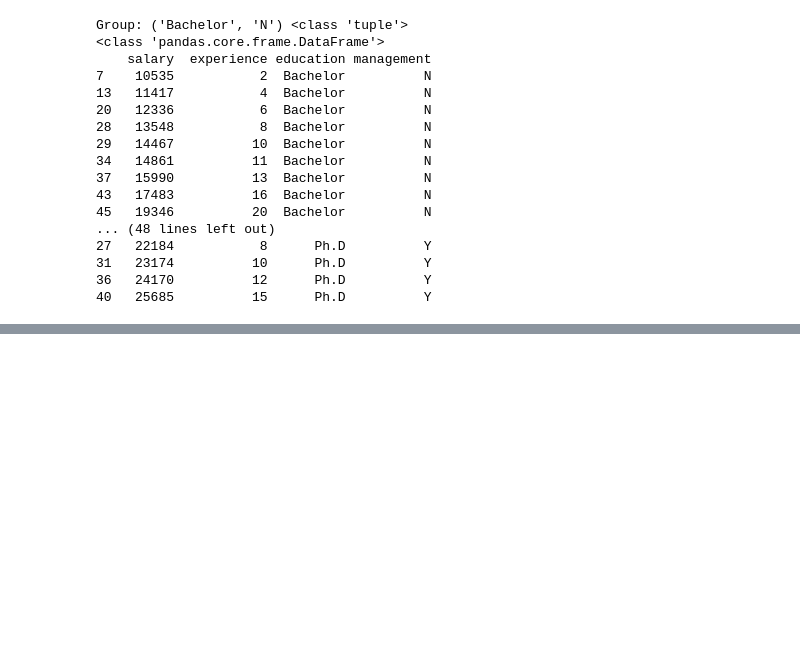
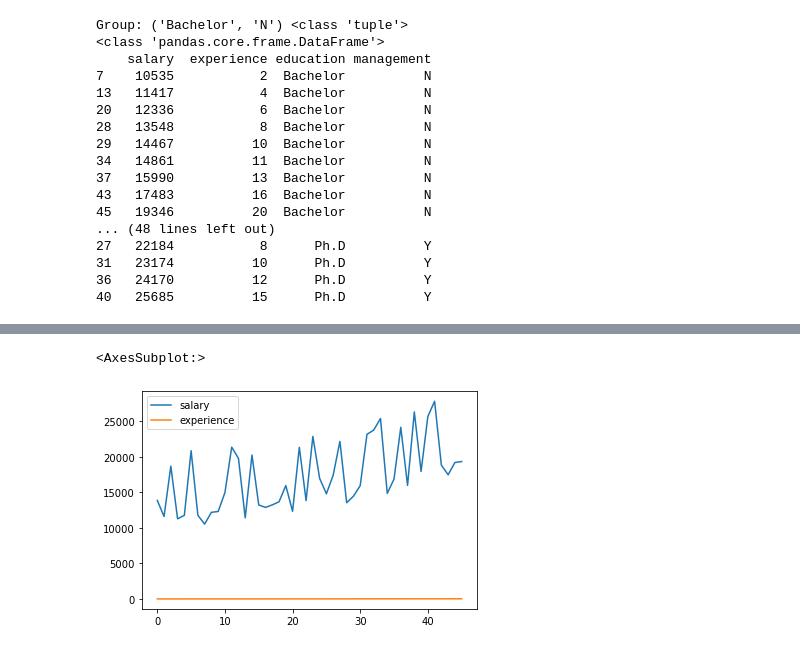
Before and after one commit to subbu27iitb/Training01, a Jupyter notebook: Pandas.ipynb, the cells around one changed output, grey strips where cells are left out. Drawn from its saved outputs; the diff is of its cells as text; code cells hidden in the pictures; blank space fills up the shorter version.

```diff
--- a/Pandas.ipynb
+++ b/Pandas.ipynb
@@ -1408,0 +1411,6 @@ Group: ('Bachelor', 'N') <class 'tuple'>
+# %%
+try:
+    df = pd.read_csv("salary_table.csv")
+    print ("DataFrame got populated successfully fetching data from the data file...")
+except:
+    print ("Data file access error...")
@@ -1408,0 +1460,5 @@ Group: ('Bachelor', 'N') <class 'tuple'>
+# %%
+df.plot()
+# %% [output]
+<AxesSubplot:>
+[figure, added]
```
Also changed, not shown: parts of 17 cells of this notebook.
